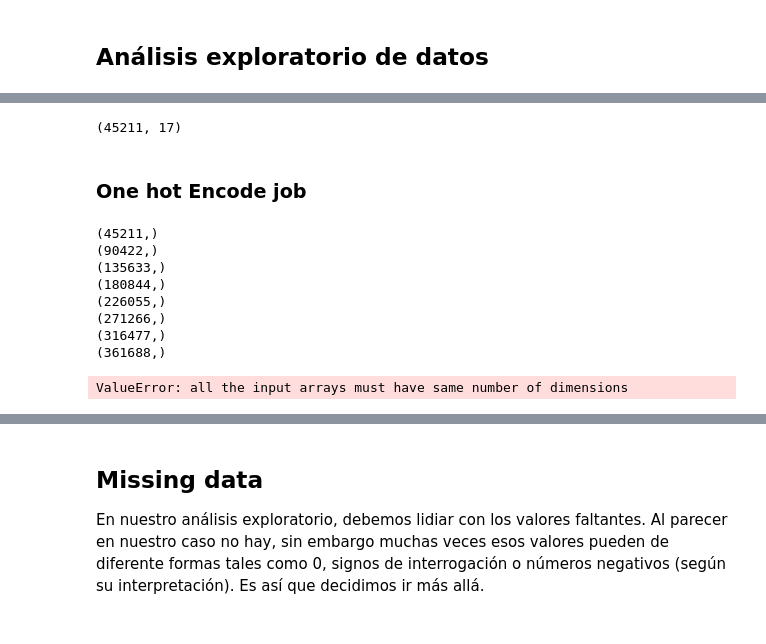
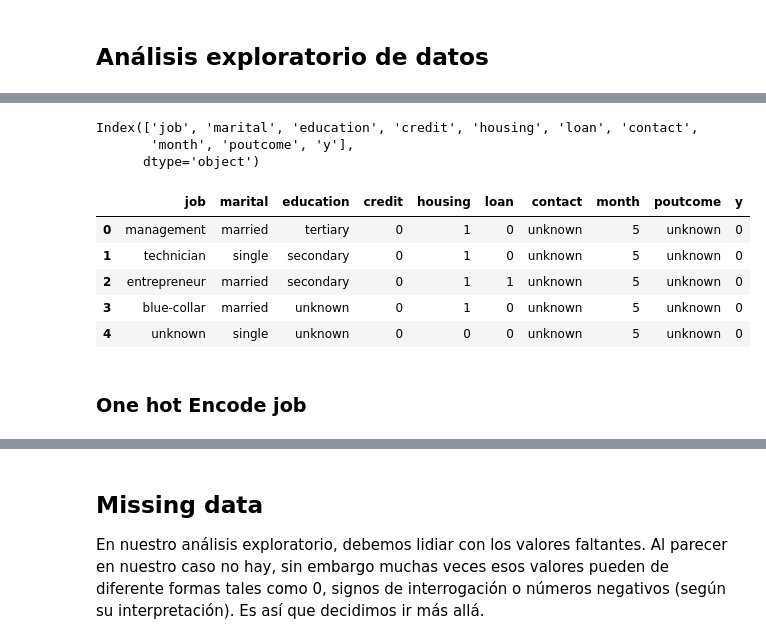
Before and after one commit to jaiderog/ML_IntroductoryCourse, a Jupyter notebook: Proyecto/notebook.ipynb, the cells around one changed output, grey strips where cells are left out. Cells and saved outputs as stored; diff of their text form; code cells hidden in the pictures.

```diff
--- a/Proyecto/notebook.ipynb
+++ b/Proyecto/notebook.ipynb
@@ -54 +65,11 @@ plt.show()
+# %%
+obj_df = df_bank.select_dtypes(include=['object']).copy()
+obj_df.columns
+
+for column in obj_df.columns:
+    print(obj_df[column].value_counts(ascending=True))
+# %% [output]
+Index(['job', 'marital', 'education', 'credit', 'housing', 'loan', 'contact',
+       'month', 'poutcome', 'y'],
+      dtype='object')
 # %%
@@ -59,7 +87,12 @@ for i in range(df_bank.shape[0]):
-# %%
-print(df_bank.shape)
-# %% [output]
-(45211, 17)
+# %%
+obj_df.head()
+# %% [output]
+|  | job | marital | education | credit | housing | loan | contact | month | poutcome | y |
+| 0 | management | married | tertiary | 0 | 1 | 0 | unknown | 5 | unknown | 0 |
+| 1 | technician | single | secondary | 0 | 1 | 0 | unknown | 5 | unknown | 0 |
+| 2 | entrepreneur | married | secondary | 0 | 1 | 1 | unknown | 5 | unknown | 0 |
+| 3 | blue-collar | married | unknown | 0 | 1 | 0 | unknown | 5 | unknown | 0 |
+| 4 | unknown | single | unknown | 0 | 0 | 0 | unknown | 5 | unknown | 0 |
 # %% [markdown]
 ### One hot Encode job
 # %%
@@ -81,7 +114,7 @@ for i in cols:
 
 
 for i in cols_dummies:
-    dummies = pd.get_dummies(df_bank[i],drop_first=False)
+    dummies = pd.get_dummies(df_bank[i],drop_first=True)
 
     if(len(dataset) == 0):
         dataset = dummies
@@ -91,13 +124,3 @@ for i in cols_dummies:
         labels = labels + dummies.columns.tolist()
 
 print(dataset.shape)
-# %% [output]
-(45211,)
-(90422,)
-(135633,)
-(180844,)
-(226055,)
-(271266,)
-(316477,)
-(361688,)
-ValueError: all the input arrays must have same number of dimensions
```
Also changed, not shown: parts of 14 cells of this notebook, 1 other file.
